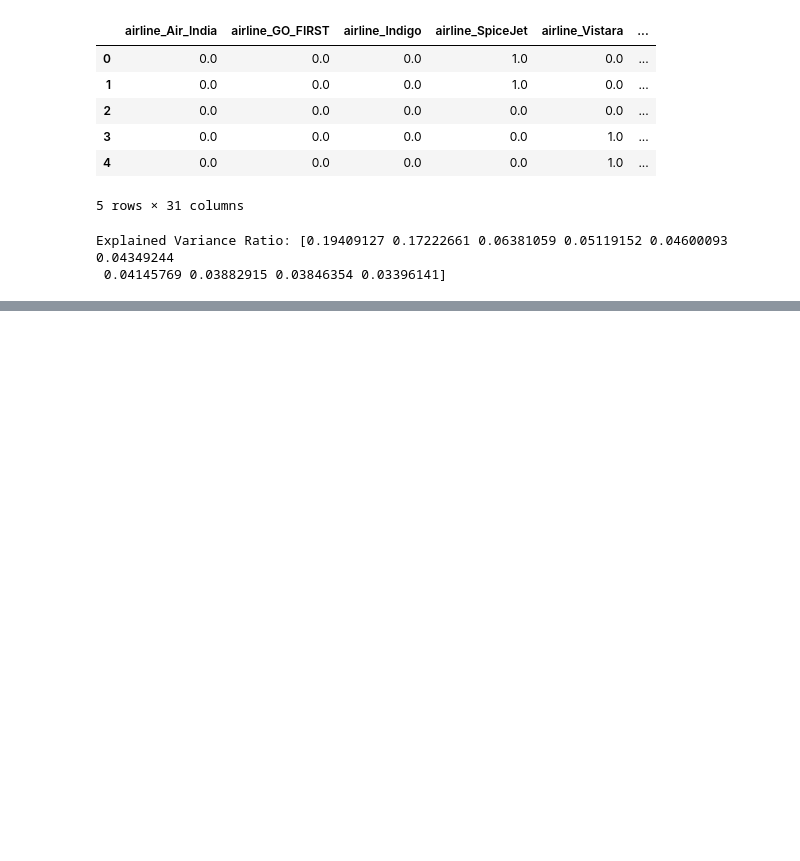
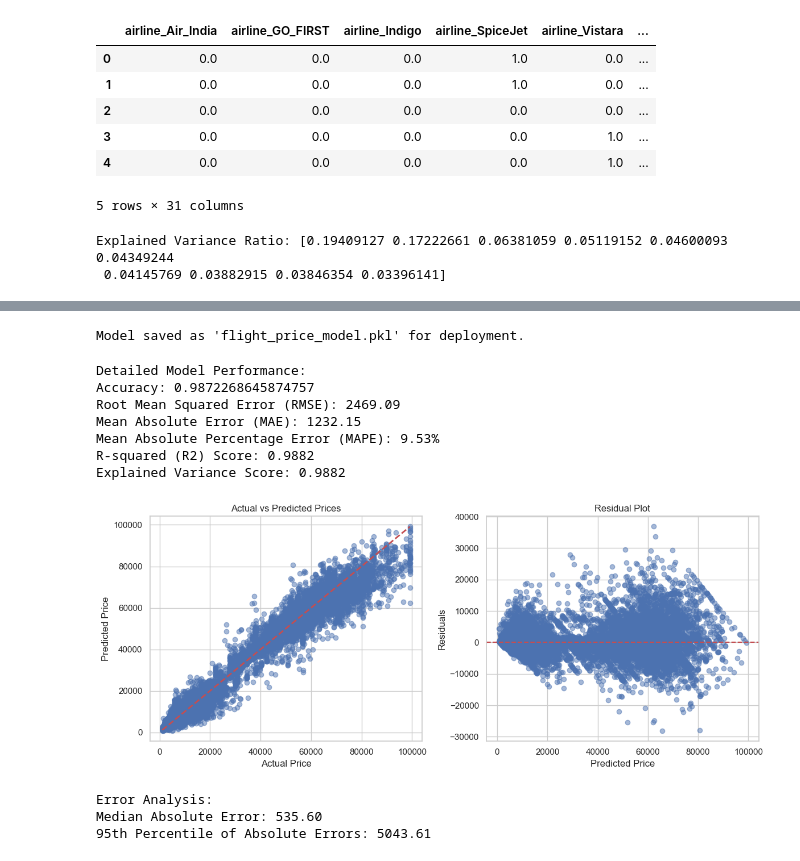
Before and after one commit to mrquantran/rai_7005_assessment_3, a Jupyter notebook: index.ipynb, the cells around one changed output, grey strips where cells are left out. Drawn from its saved outputs; the diff is of its cells as text; code cells hidden in the pictures; blank space fills up the shorter version.

```diff
--- a/index.ipynb
+++ b/index.ipynb
@@ -390,10 +405,12 @@ Training XGBoost...
 # Save the best model
 import joblib
 
-best_model = grid_search.best_estimator_
+best_model = random_search.best_estimator_
 joblib.dump(best_model, "flight_price_model.pkl")
 
 print("Model saved as 'flight_price_model.pkl' for deployment.")
+# %% [output]
+Model saved as 'flight_price_model.pkl' for deployment.
 # %%
 # Step 8: Model Evaluation
 # Evaluate the best model
@@ -410,9 +427,11 @@ mae = mean_absolute_error(y_test, y_pred)
 mape = mean_absolute_percentage_error(y_test, y_pred)
 r2 = r2_score(y_test, y_pred)
 explained_variance = explained_variance_score(y_test, y_pred)
+acuuracies = cross_val_score(best_model, X_train, y_train, cv=5)
 
 # Print Detailed Metrics
 print("Detailed Model Performance:")
+print(f"Accuracy: {acuuracies.mean()}")
 print(f"Root Mean Squared Error (RMSE): {rmse:.2f}")
 print(f"Mean Absolute Error (MAE): {mae:.2f}")
 print(f"Mean Absolute Percentage Error (MAPE): {mape:.2%}")
@@ -421,30 +440,42 @@ print(f"Explained Variance Score: {explained_variance:.4f}")
 
 # Enhanced Visualization
 plt.figure(figsize=(12, 5))
 
 # Scatter Plot
 plt.subplot(1, 2, 1)
 plt.scatter(y_test, y_pred, alpha=0.5)
 plt.plot([y_test.min(), y_test.max()], [y_test.min(), y_test.max()], "r--", lw=2)
 plt.xlabel("Actual Price")
 plt.ylabel("Predicted Price")
 plt.title("Actual vs Predicted Prices")
 
 # Residual Plot
 plt.subplot(1, 2, 2)
 residuals = y_test - y_pred
 plt.scatter(y_pred, residuals, alpha=0.5)
 plt.xlabel("Predicted Price")
 plt.ylabel("Residuals")
 plt.title("Residual Plot")
 plt.axhline(y=0, color="r", linestyle="--")
 
 plt.tight_layout()
 plt.show()
 
 # Optional: Detailed Error Analysis
 print("\nError Analysis:")
 print(f"Median Absolute Error: {np.median(np.abs(y_test - y_pred)):.2f}")
 print(
     f"95th Percentile of Absolute Errors: {np.percentile(np.abs(y_test - y_pred), 95):.2f}"
 )
+# %% [output]
+Detailed Model Performance:
+Accuracy: 0.9872268645874757
+Root Mean Squared Error (RMSE): 2469.09
+Mean Absolute Error (MAE): 1232.15
+Mean Absolute Percentage Error (MAPE): 9.53%
+R-squared (R2) Score: 0.9882
+Explained Variance Score: 0.9882
+[figure, added]
+Error Analysis:
+Median Absolute Error: 535.60
+95th Percentile of Absolute Errors: 5043.61
```
Also changed, not shown: parts of 6 cells of this notebook.
